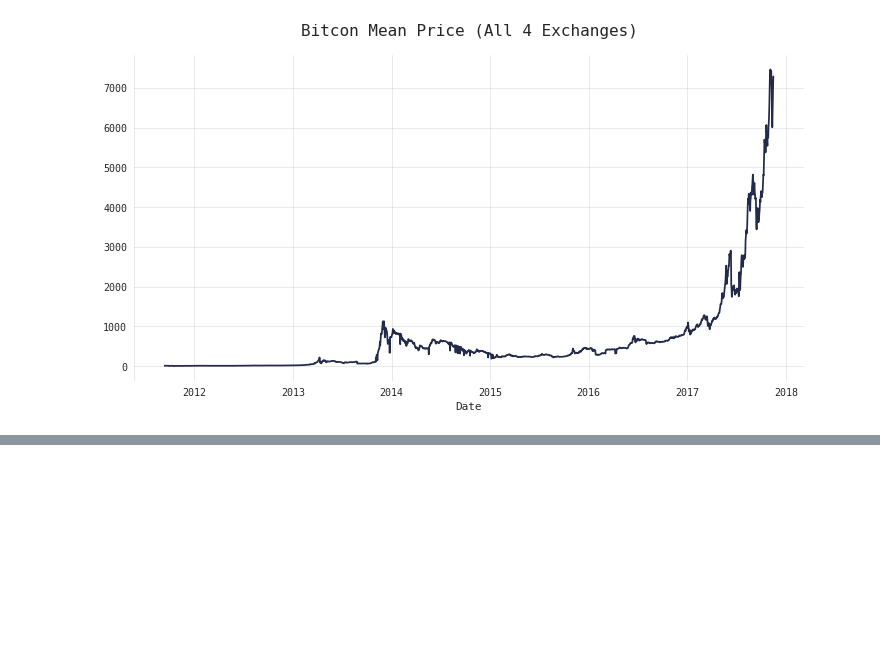
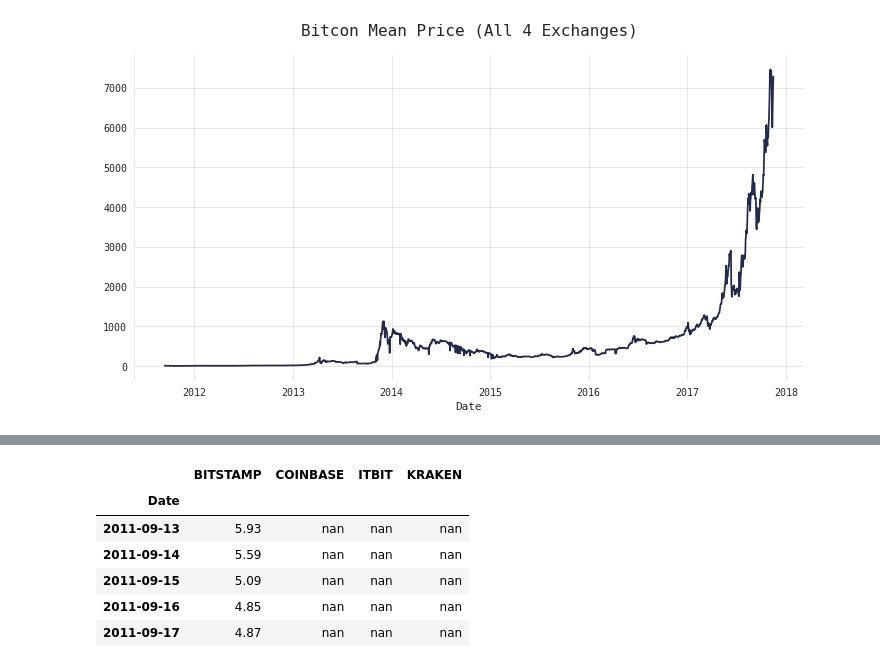
Before and after one commit to qu4ku/analysing-cryptocurrencies, a Jupyter notebook: analysing-cryptocurrencies.ipynb, the cells around one changed output, grey strips where cells are left out. Saved outputs shown, nothing was run; the diff lists cells and outputs as text; code cells hidden in the pictures; blank space fills up the shorter version.

```diff
--- a/analysing-cryptocurrencies.ipynb
+++ b/analysing-cryptocurrencies.ipynb
@@ -158,0 +205,10 @@ def get_json_data(json_url, cache_path):
+# %%
+btc_usd_datasets.head()
+# %% [output]
+|  | BITSTAMP | COINBASE | ITBIT | KRAKEN |
+| Date |  |  |  |  |
+| 2011-09-13 | 5.93 | nan | nan | nan |
+| 2011-09-14 | 5.59 | nan | nan | nan |
+| 2011-09-15 | 5.09 | nan | nan | nan |
+| 2011-09-16 | 4.85 | nan | nan | nan |
+| 2011-09-17 | 4.87 | nan | nan | nan |
```
Also changed, not shown: parts of 8 cells of this notebook.
